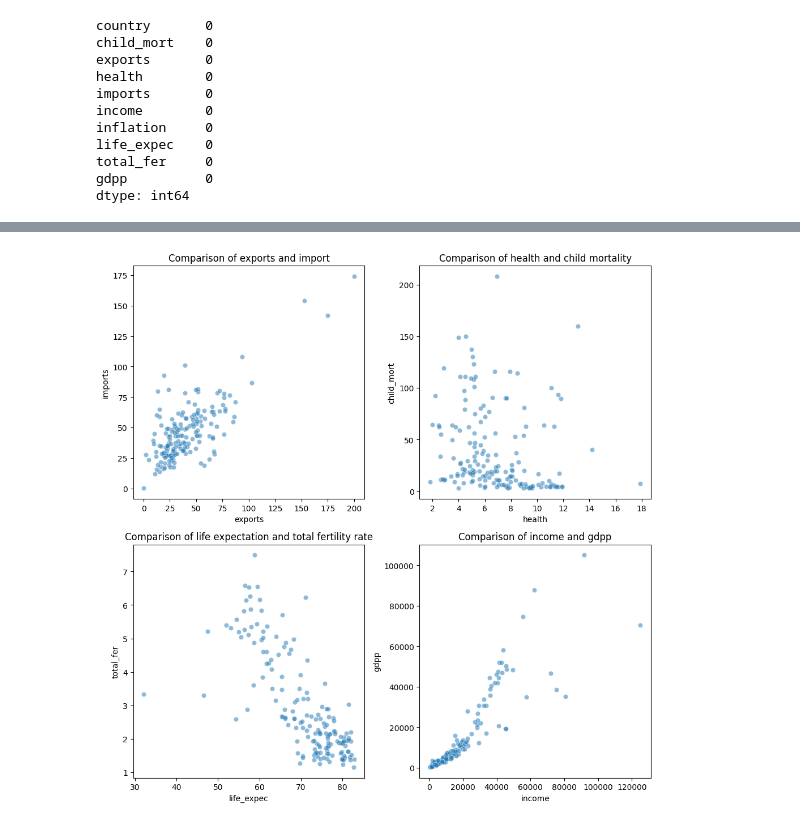
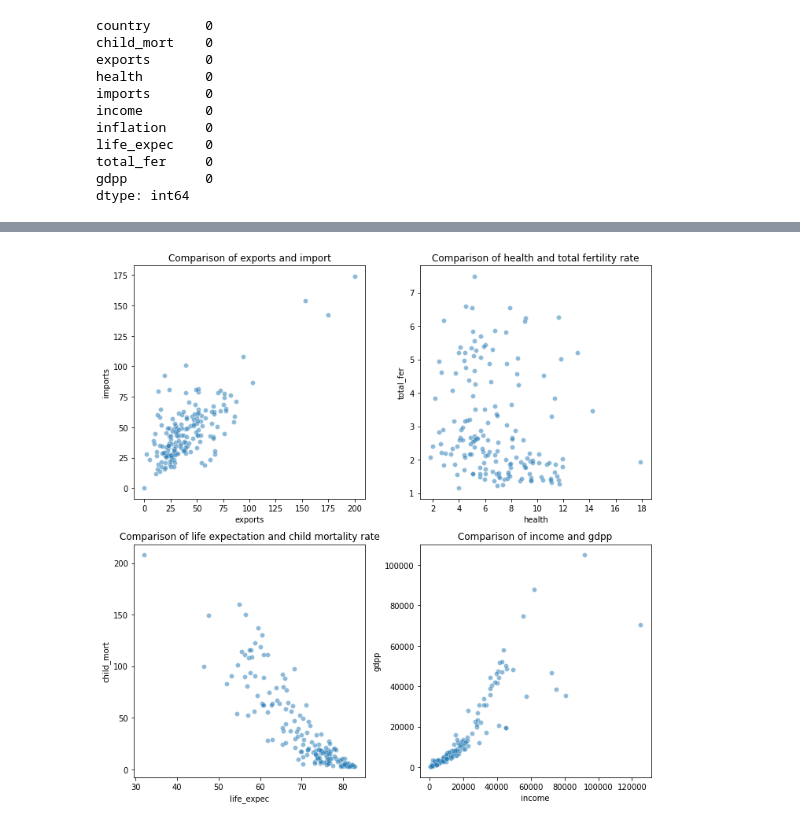
Before and after one commit to sahathat/dataSci, a Jupyter notebook: machineLearning/unsupervised/G7-Country-Datasets.ipynb, the cells around one changed output, grey strips where cells are left out. Drawn from its saved outputs; the diff is of its cells as text; code cells hidden in the pictures.

```diff
--- a/machineLearning/unsupervised/G7-Country-Datasets.ipynb
+++ b/machineLearning/unsupervised/G7-Country-Datasets.ipynb
@@ -55,31 +94,31 @@ dtype: int64
 # %%
 # analysis salary data in us dollar by using work_year, experience_level, employment_type
 # Import necessary libraries
 import pandas as pd
 import seaborn as sns
 import matplotlib.pyplot as plt
 
 # Load your dataset (replace 'path_to_dataset.csv' with the actual path)
 plot_df = df.copy()
 
 # Create a figure with a single subplot
 fig, ax = plt.subplots(2,2,figsize=(10,10))
 # outliner_plot = plot_df[plot_df["gdpp"]<=20000 and plot_df["income"]<=20000]
 
-sns.scatterplot(x='exports', y='imports', data=plot_df, ax=ax[0,0], palette='viridis', alpha=0.5)
+sns.scatterplot(x='exports', y='imports', data=plot_df, ax=ax[0,0], alpha=0.5)
 ax[0,0].set_title('Comparison of exports and import')
 
-sns.scatterplot(x='health', y='child_mort', data=plot_df, ax=ax[0,1], palette='cubehelix', alpha=0.5)
-ax[0,1].set_title('Comparison of health and child mortality')
+sns.scatterplot(x='health', y='total_fer', data=plot_df, ax=ax[0,1], alpha=0.5)
+ax[0,1].set_title('Comparison of health and total fertility rate')
 
-sns.scatterplot(x='life_expec', y='total_fer', data=plot_df, ax=ax[1,0], palette='deep', alpha=0.5)
-ax[1,0].set_title('Comparison of life expectation and total fertility rate')
+sns.scatterplot(x='life_expec', y='child_mort', data=plot_df, ax=ax[1,0], alpha=0.5)
+ax[1,0].set_title('Comparison of life expectation and child mortality rate')
 
-sns.scatterplot(x='income', y='gdpp', data=plot_df, ax=ax[1,1], palette='rocket', alpha=0.5)
+sns.scatterplot(x='income', y='gdpp', data=plot_df, ax=ax[1,1], alpha=0.5)
 ax[1,1].set_title('Comparison of income and gdpp')
 
 # Show the plot
 plt.tight_layout()
 plt.show()
 # %% [output]
-[figure, old version]
+[figure, new version]
```
Also changed, not shown: parts of 19 cells of this notebook.
